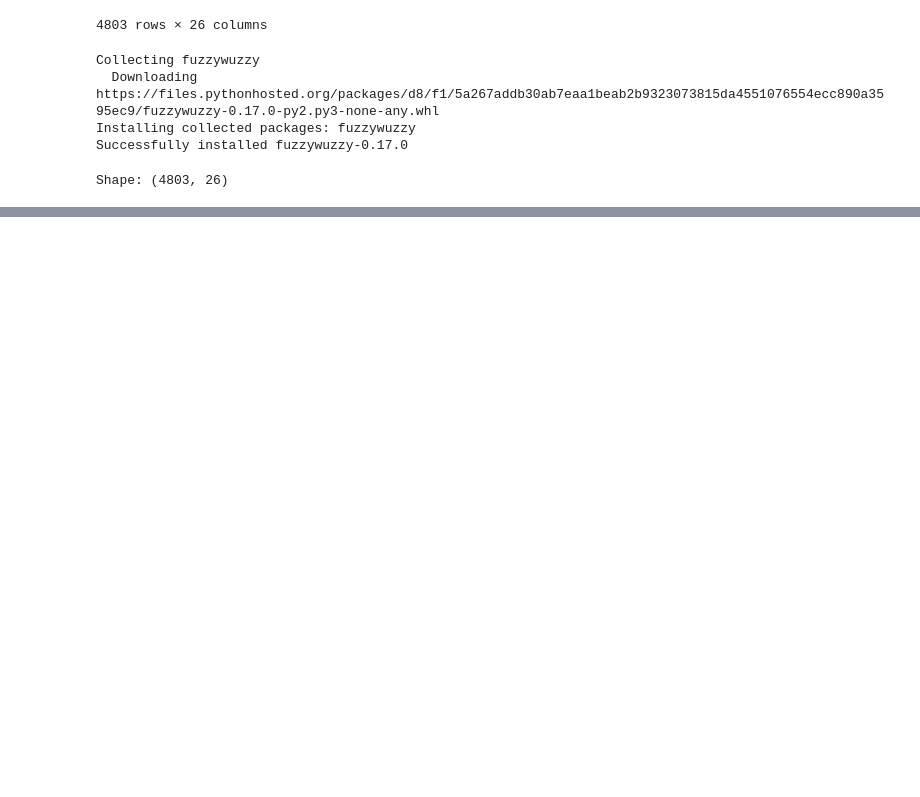
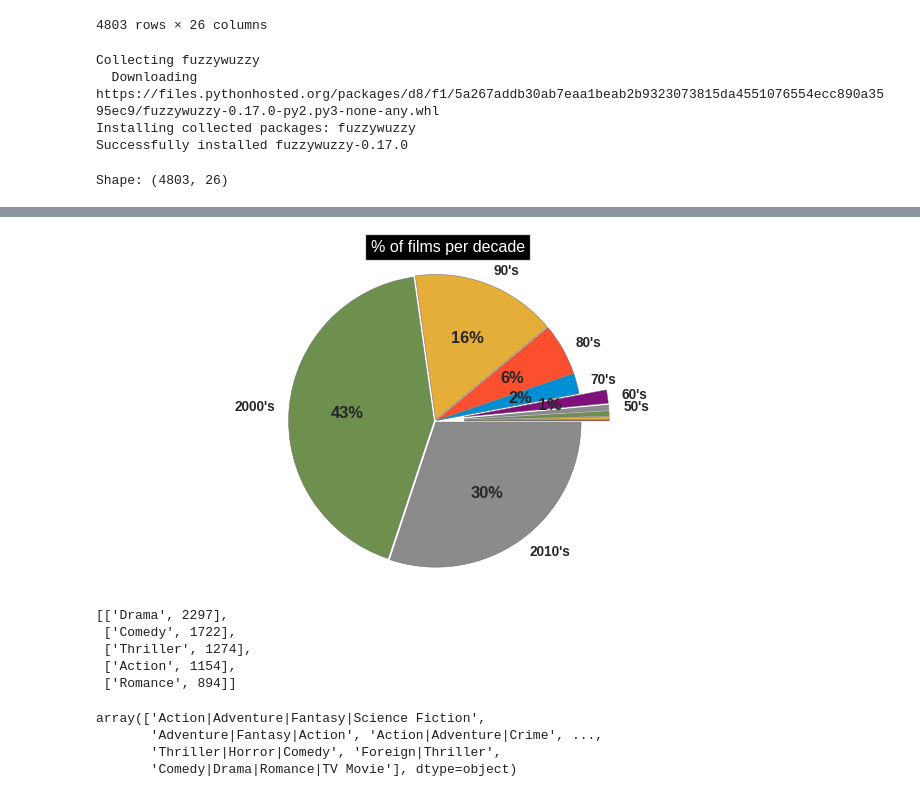
Before and after one commit to redman157/HocML, a Jupyter notebook: colaborative-filtering.ipynb, the cells around one changed output, grey strips where cells are left out. Saved outputs shown, nothing was run; the diff lists cells and outputs as text; code cells hidden in the pictures; blank space fills up the shorter version.

```diff
--- a/colaborative-filtering.ipynb
+++ b/colaborative-filtering.ipynb
@@ -286,0 +294,13 @@ ratings.sort_values('number_of_ratings', ascending=False).head(10)
+# %%
+df_initial['decade'] = df_initial['title_years'].apply(lambda x:((x-1900)//10)*10)
+def get_stats(gr):
+  return {
+      'min':gr.min(),
+      'max':gr.max(),
+      'count':gr.count(),
+      'mean':gr.mean()
+  }
+test = df_initial['title_years'].groupby(df_initial['decade']).apply(get_stats).unstack()
+# phuong thuc groubpy dua tren gia tri va apply 1 phuong thuc va thong ke no bang unstack
+# vi du groubpy(ten nha) dua tren phuong thuc sap xep
+pd.DataFrame(test)
@@ -286,0 +333,20 @@ ratings.sort_values('number_of_ratings', ascending=False).head(10)
+# %%
+sns.set_context("poster", font_scale=0.85)
+def label(s):
+    val = (1900 + s, s)[s < 100]
+    chaine = '' if s < 50 else "{}'s".format(int(val))
+    return chaine
+plt.rc('font', weight='bold')
+f, ax = plt.subplots(figsize=(11, 6))
+labels = [label(s) for s in  test.index]
+sizes  = test['count'].values
+explode = [0.2 if sizes[i] < 100 else 0.01 for i in range(11)]
+ax.pie(sizes, explode = explode, labels=labels,
+       autopct = lambda x:'{:1.0f}%'.format(x) if x > 1 else '',
+       shadow=False, startangle=0)
+ax.axis('equal')
+ax.set_title('% of films per decade',
+             bbox={'facecolor':'k', 'pad':5},color='w', fontsize=16);
+df_initial.drop('decade', axis=1, inplace = True)
+# %% [output]
+[figure, added]
@@ -286,0 +357,16 @@ ratings.sort_values('number_of_ratings', ascending=False).head(10)
+# %%
+keyword_occurences, dum = count_word(df_initial, 'genres', genre_labels)
+keyword_occurences[:5]
+# %% [output]
+[['Drama', 2297],
+ ['Comedy', 1722],
+ ['Thriller', 1274],
+ ['Action', 1154],
+ ['Romance', 894]]
+# %%
+df_initial['genres'].unique()
+# %% [output]
+array(['Action|Adventure|Fantasy|Science Fiction',
+       'Adventure|Fantasy|Action', 'Action|Adventure|Crime', ...,
+       'Thriller|Horror|Comedy', 'Foreign|Thriller',
+       'Comedy|Drama|Romance|TV Movie'], dtype=object)
```
Also changed, not shown: parts of 19 cells of this notebook.
